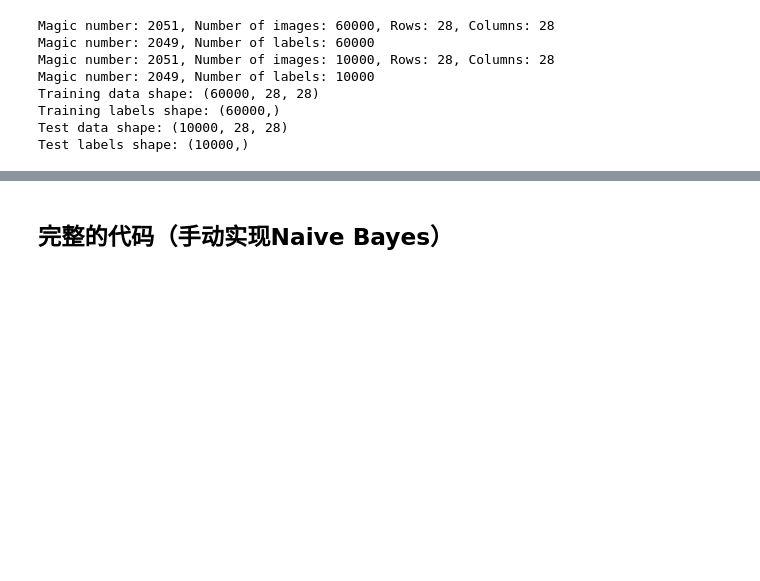
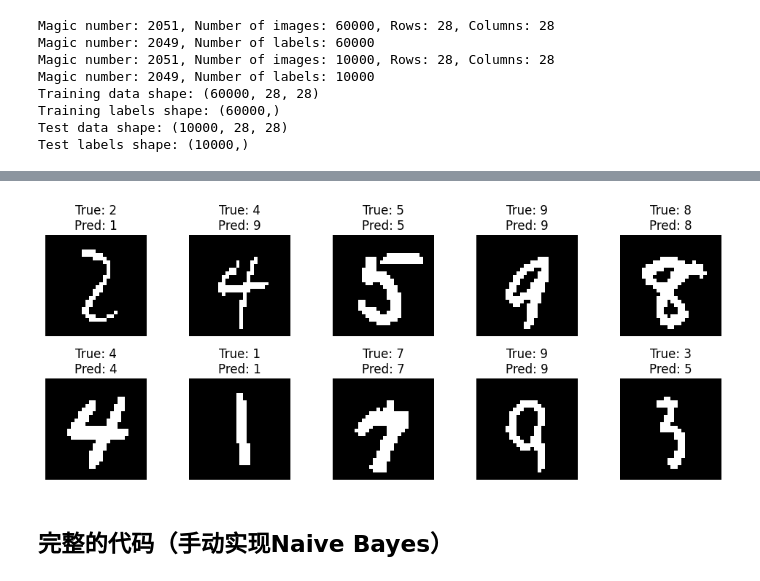
Before and after one commit to kaicheng001/2024-Spring-PR-Experiments, a Jupyter notebook: Naive Bayes/naive_bayes.ipynb, the cells around one changed output, grey strips where cells are left out. Saved outputs shown, nothing was run; the diff lists cells and outputs as text; code cells hidden in the pictures; blank space fills up the shorter version.

```diff
--- a/Naive Bayes/naive_bayes.ipynb
+++ b/Naive Bayes/naive_bayes.ipynb
@@ -104,12 +102,12 @@ class OptimizedMultinomialNaiveBayes:
 # %%
-# 实例化并训练优化后的多项式朴素贝叶斯分类器
-omnb = OptimizedMultinomialNaiveBayes(alpha=1.0)
-omnb.fit(X_train, y_train)
+# 实例化朴素贝叶斯分类器
+nb = NaiveBayes()
 
-# 在测试集上进行预测
-predictions = omnb.predict(X_test)
+# 对数据进行训练
+nb.fit(X_train, y_train)
 
-# 计算准确率
-accuracy = np.mean(predictions == y_test)
-print(f'Accuracy: {accuracy}')
+# 对测试数据进行预测
+y_pred = nb.predict(X_test)
+accuracy = np.mean(y_pred == y_test)
+print(f"Accuracy: {accuracy:.4f}")
 # %% [output]
@@ -117,6 +114,0 @@ Accuracy: 0.7026
-# %%
-# 可视化前几个预测结果
-for i in range(10):
-    plt.imshow(X_test[i].reshape(28, 28), cmap='gray')
-    plt.title(f'Predicted: {predictions[i]}, Actual: {y_test[i]}')
-    plt.show()
@@ -134,3 +115,20 @@ for i in range(10):
+# %%
+# 随机选择10个测试样本
+indices = random.sample(range(X_test.shape[0]), 10)
+images = X_test[indices].reshape(-1, 28, 28)
+true_labels = y_test[indices]
+pred_labels = y_pred[indices]
+
+plt.figure(figsize=(10, 10))
+for i in range(10):
+    plt.subplot(5, 5, i + 1)
+    plt.imshow(images[i], cmap='gray')
+    plt.title(f"True: {true_labels[i]}\nPred: {pred_labels[i]}")
+    plt.axis('off')
+plt.tight_layout()
+plt.show()
+# %% [output]
+[figure, added]
 # %% [markdown]
 ## 完整的代码（手动实现Naive Bayes）
 # %%
```
Also changed, not shown: parts of 6 cells of this notebook.
